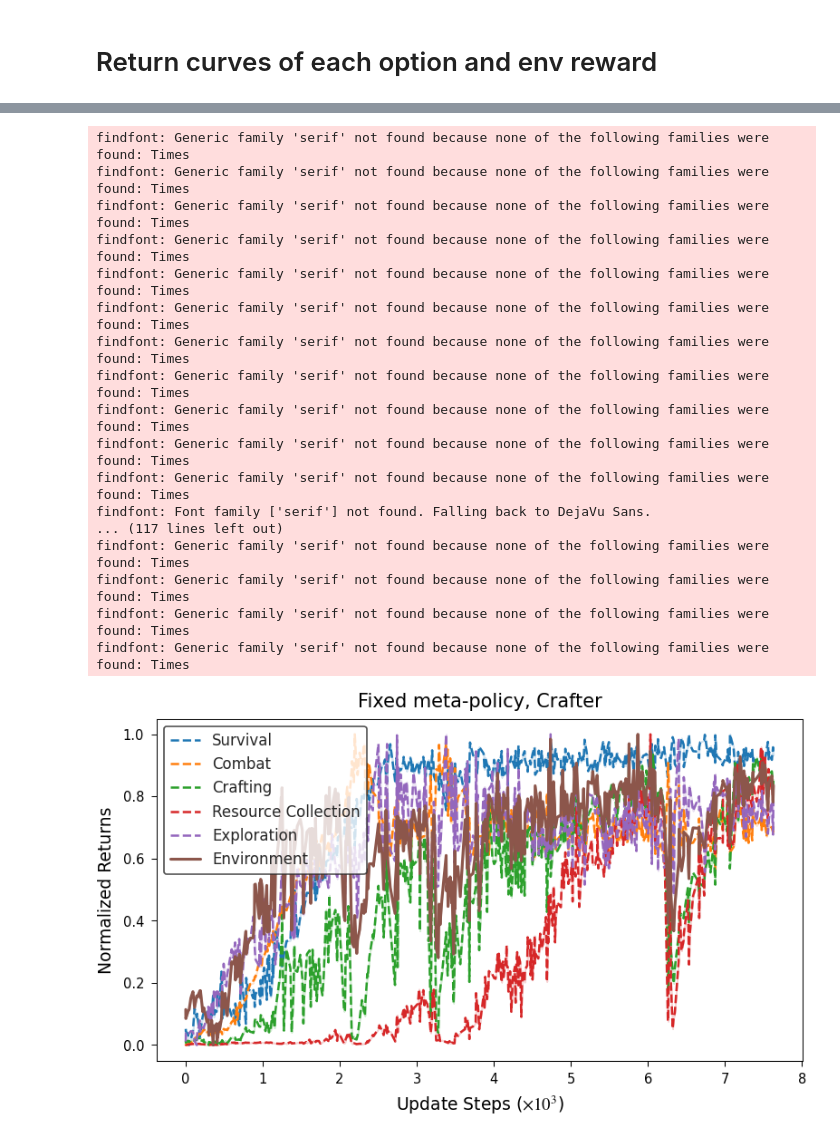
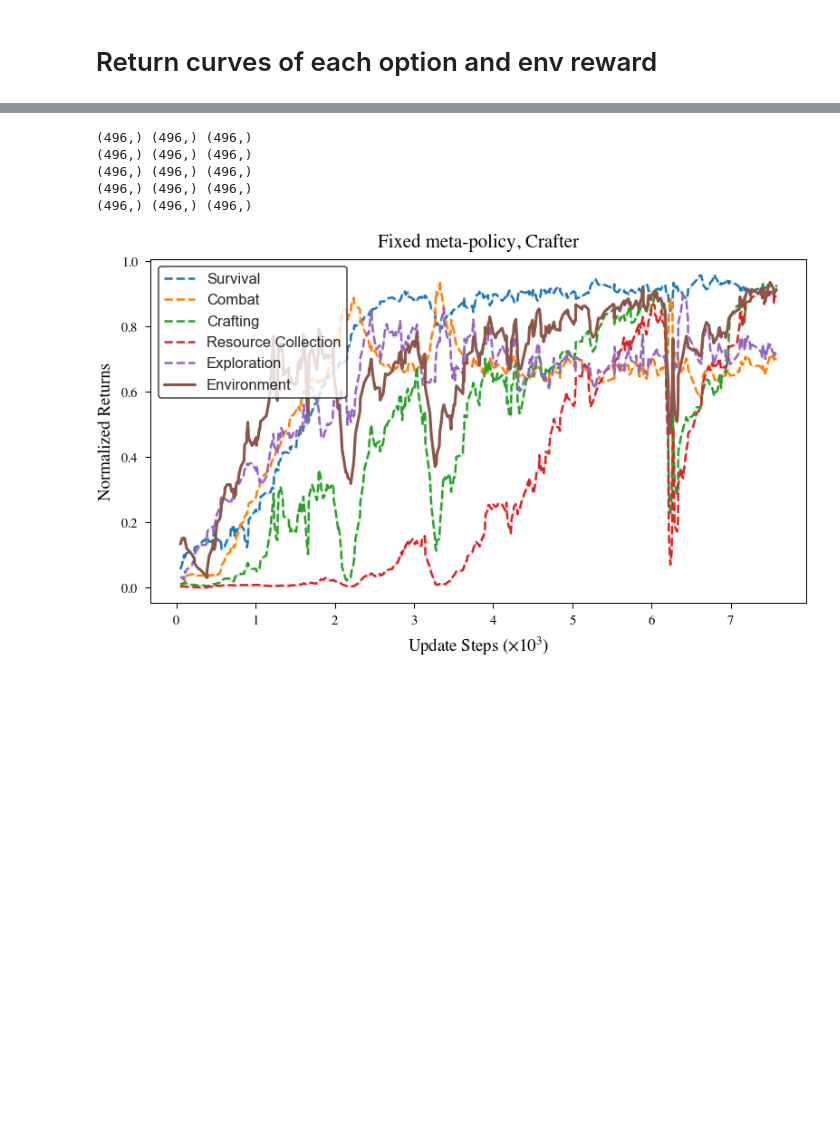
Before and after one commit to remunds/symbolic_options, a Jupyter notebook: src/symbolic_options/plots/plots.ipynb, the cells around one changed output, grey strips where cells are left out. Cells and saved outputs as stored; diff of their text form; code cells hidden in the pictures; blank space fills up the shorter version.

```diff
--- a/src/symbolic_options/plots/plots.ipynb
+++ b/src/symbolic_options/plots/plots.ipynb
@@ -211,6 +211,9 @@ human_performance = {
 }
 # atari: https://training.incf.org/sites/default/files/2023-05/Human-level%20control%20through%20deep%20reinforcement%20learning.pdf
 # crafter: https://github.com/danijar/crafter?tab=readme-ov-file
+# %%
+def moving_average(x, window_size=5):
+    return np.convolve(x, np.ones(window_size)/window_size, mode='valid')
 # %%
 def single_run_plot(ax1, df, run_name, option_labels, game_name):
     # colors = cm.get_cmap("tab10")
@@ -232,6 +235,10 @@ def single_run_plot(ax1, df, run_name, option_labels, game_name):
         # rescale
         option_stds = (stds - np.nanmin(stds)) / (np.nanmax(stds) - np.nanmin(stds) + eps)
         option_means = (means - np.nanmin(means)) / (np.nanmax(means) - np.nanmin(means) + eps)
+        option_means = moving_average(option_means)
+        option_stds = moving_average(option_stds)
+        x_data = x_data[:len(option_means)]
+        print(x_data.shape, option_means.shape, option_stds.shape)
         ax1.plot(x_data, option_means, label=label, color=colors[i], zorder=1, linestyle="--")
         ax1.fill_between(x_data, option_means - option_stds, option_means + option_stds, color=colors[i], alpha=0.2, zorder=0)
     # ax1.set_xlabel("Update Steps ($\\times 10^3$)")
@@ -246,56 +253,47 @@ def single_run_plot(ax1, df, run_name, option_labels, game_name):
     env_means = (means - np.nanmin(means)) / (np.nanmax(means) - np.nanmin(means) + eps)
     env_std = (stds - np.nanmin(stds)) / (np.nanmax(stds) - np.nanmin(stds) + eps)
     # env_mean = np.nanmean(env_norm, axis=0)
+    env_means = moving_average(env_means)
+    env_std = moving_average(env_std)
+    x_data = x_data[:len(env_means)]
     ax1.plot(x_data, env_means, label="Environment", color=colors[i+1], zorder=2, linewidth=1.5)
     ax1.fill_between(x_data, env_means - env_std, env_means + env_std, color=colors[i+1], alpha=0.2, zorder=0)
     # remove data from ax2
     # ax2.axhline(max(env_mean), color=colors[i+1], linestyle="--", alpha=1.0, zorder=1)
     # ax2.set_ylabel("Environment Return")
 
     # Combine legends from both axes and ensure they are drawn on top of the lines
     lines_1, labels_1 = ax1.get_legend_handles_labels()
     # lines_2, labels_2 = ax2.get_legend_handles_labels()
 
     # set title
     ax1.set_title(f"{get_algorithm_from_name(run_name)}, {game_name}", fontsize=10)
     # legend = ax1.legend(lines_1 + lines_2, labels_1 + labels_2)#, ncol=2)
     # legend = ax1.legend(lines_2 + lines_1, labels_2 + labels_1)#, ncol=2)
     # legend.set_zorder(3)  # Ensure the legend is drawn on top of the lines
 
     # plt.title("Skill and Environment Returns")
     # plt.tight_layout()
     # plt.savefig(f"{run_name}_skills.pdf", bbox_inches="tight")
     # plt.show()
     return lines_1, labels_1
 
 with plt.rc_context({**bundles.neurips2024(usetex=False), **axes.lines()}):
     fig, ax1 = plt.subplots()
     handles, labels = single_run_plot(ax1, craftax_df, "pqn_hier_llm_Craftax-Classic-Symbolic-v1", ["Survival", "Combat", "Crafting", "Resource Collection", "Exploration"], "Crafter")
     plt.legend(handles, labels, loc="upper left", fontsize=8)
     plt.xlabel("Update Steps ($\\times 10^3$)")
     plt.ylabel("Normalized Returns")
     plt.tight_layout()
     plt.savefig("craftax_pqn_hier_llm_Craftax-Classic-Symbolic-v1.pdf", bbox_inches="tight")
     plt.show()
 # %% [output]
-findfont: Generic family 'serif' not found because none of the following families were found: Times
-findfont: Generic family 'serif' not found because none of the following families were found: Times
-findfont: Generic family 'serif' not found because none of the following families were found: Times
-findfont: Generic family 'serif' not found because none of the following families were found: Times
-findfont: Generic family 'serif' not found because none of the following families were found: Times
-findfont: Generic family 'serif' not found because none of the following families were found: Times
-findfont: Generic family 'serif' not found because none of the following families were found: Times
-findfont: Generic family 'serif' not found because none of the following families were found: Times
-findfont: Generic family 'serif' not found because none of the following families were found: Times
-findfont: Generic family 'serif' not found because none of the following families were found: Times
-findfont: Generic family 'serif' not found because none of the following families were found: Times
-findfont: Font family ['serif'] not found. Falling back to DejaVu Sans.
-... (117 lines left out)
-findfont: Generic family 'serif' not found because none of the following families were found: Times
-findfont: Generic family 'serif' not found because none of the following families were found: Times
-findfont: Generic family 'serif' not found because none of the following families were found: Times
-findfont: Generic family 'serif' not found because none of the following families were found: Times
+(496,) (496,) (496,)
+(496,) (496,) (496,)
+(496,) (496,) (496,)
+(496,) (496,) (496,)
+(496,) (496,) (496,)
-[figure, old version]
+[figure, new version]
 # %%
 
 def plot_all_runs():
```
Also changed, not shown: parts of 7 cells of this notebook.
